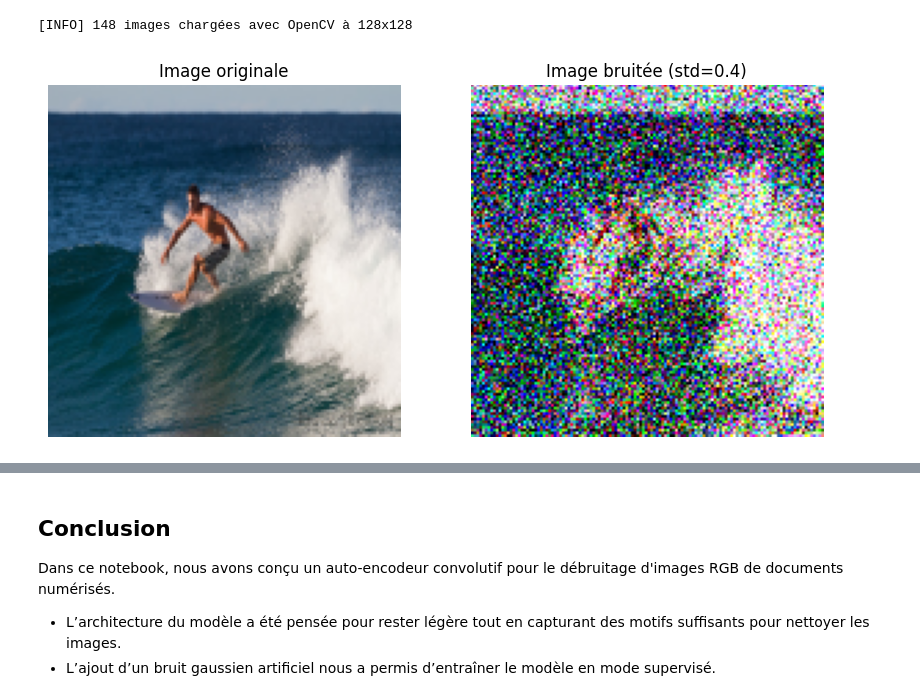
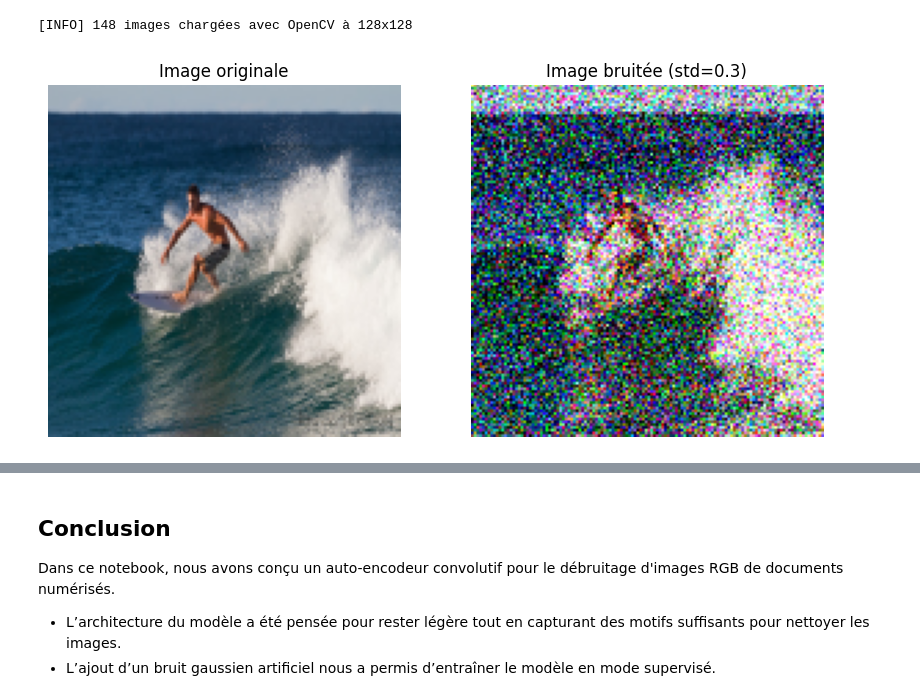
Before and after one commit to clementfornes13/leyenda_project, a Jupyter notebook: Livrable 2.ipynb, the cells around one changed output, grey strips where cells are left out. Saved outputs shown, nothing was run; the diff lists cells and outputs as text; code cells hidden in the pictures.

```diff
--- a/Livrable 2.ipynb
+++ b/Livrable 2.ipynb
@@ -35,24 +35,24 @@ print(f"[INFO] {len(X)} images chargées avec OpenCV à {img_size}x{img_size}")
 # %%
 def add_gaussian_noise(images, mean=0.0, std=0.1, show_example=False):
     noise = np.random.normal(mean, std, images.shape)
     noisy_images = np.clip(images + noise, 0., 1.)
 
     if show_example:
         plt.figure(figsize=(10, 5))
         plt.subplot(1, 2, 1)
         plt.imshow(images[0])
         plt.title("Image originale")
         plt.axis("off")
 
         plt.subplot(1, 2, 2)
         plt.imshow(noisy_images[0])
         plt.title(f"Image bruitée (std={std})")
         plt.axis("off")
         plt.show()
 
     return noisy_images
 
-X_noisy = add_gaussian_noise(X, std=0.4, show_example=True)
+X_noisy = add_gaussian_noise(X, std=0.3, show_example=True)
 noise = X_noisy - X
 # %% [output]
-[figure, old version]
+[figure, new version]
```
Also changed, not shown: parts of 6 cells of this notebook.
